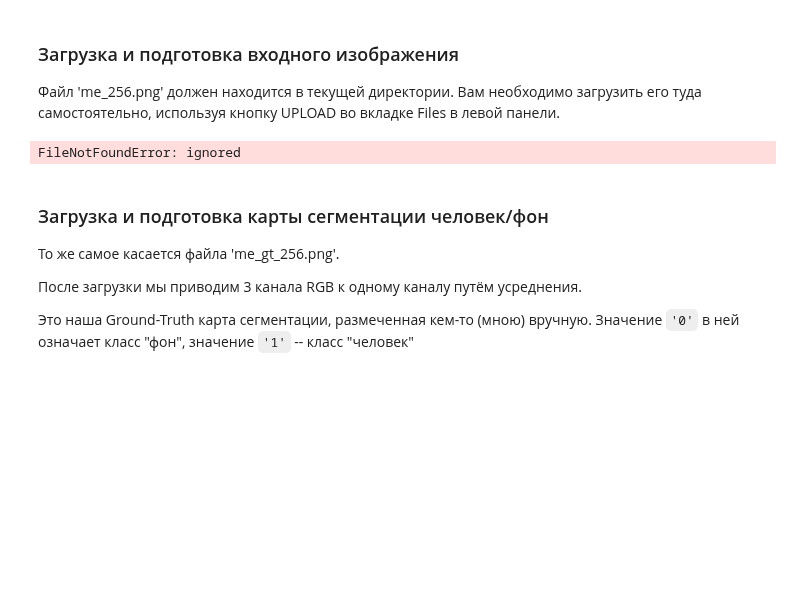
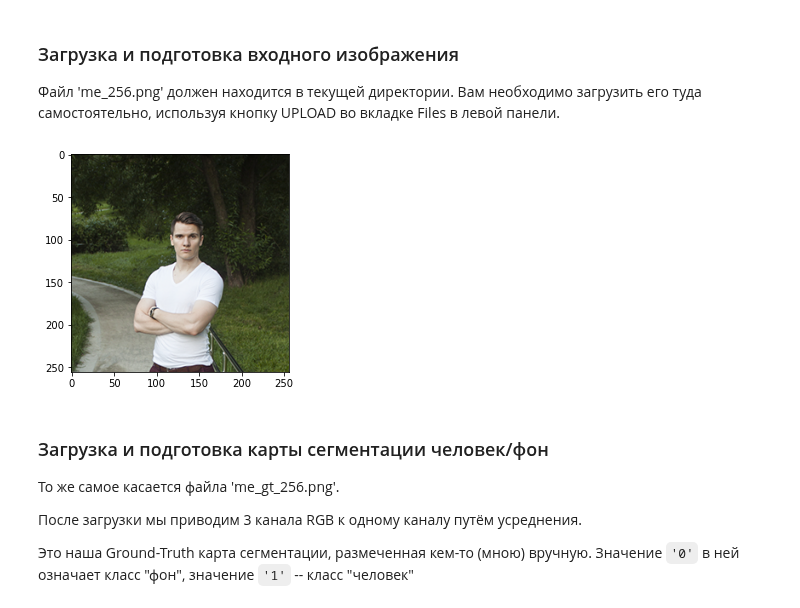
Before and after one commit to larinsi/DS0P, a Jupyter notebook: Machine_learning_Middle_level_Neural_networks/06_Semantic_segmentation_Pt1/Реализация_обучения_FCN.ipynb, the cells around one changed output. Saved outputs shown, nothing was run; the diff lists cells and outputs as text; code cells hidden in the pictures; blank space fills up the shorter version.

```diff
--- a/Machine_learning_Middle_level_Neural_networks/06_Semantic_segmentation_Pt1/Реализация_обучения_FCN.ipynb
+++ b/Machine_learning_Middle_level_Neural_networks/06_Semantic_segmentation_Pt1/Реализация_обучения_FCN.ipynb
@@ -27,11 +28,11 @@ TensorFlow version: 2.7.0
 ### Загрузка и подготовка входного изображения
 Файл 'me_256.png' должен находится в текущей директории. Вам необходимо загрузить его туда  самостоятельно, используя кнопку UPLOAD во вкладке Files в левой панели.
 # %%
-img = imageio.imread('me_256.png')
+img = imageio.imread('6.11_me_256.png')
 img = img.astype(np.float32) / 255
 _=plt.imshow(img)
 # %% [output]
-FileNotFoundError: ignored
+[figure, added]
 # %% [markdown]
 ### Загрузка и подготовка карты сегментации человек/фон
 То же самое касается файла 'me_gt_256.png'.
```
Also changed, not shown: parts of 6 cells of this notebook.
